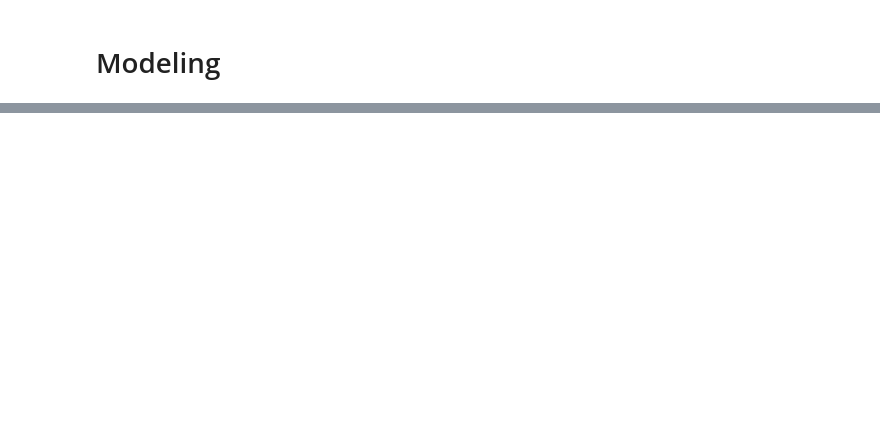
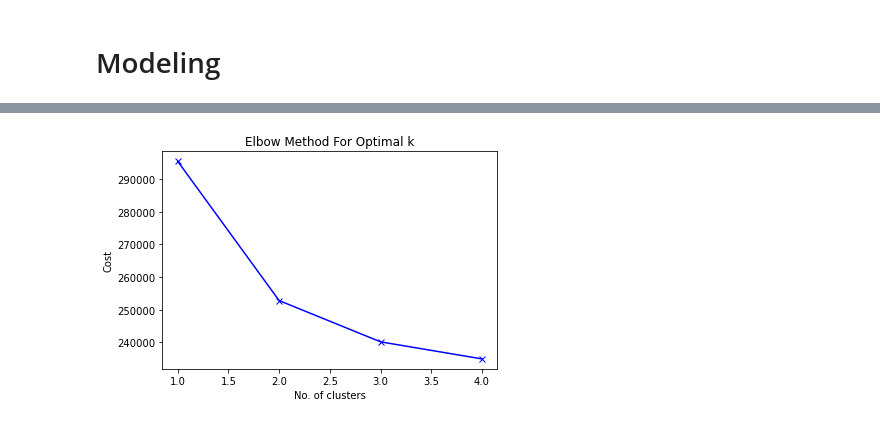
Before and after one commit to Predicting-Terrorism/predicting-terrorism, a Jupyter notebook: cody/modeling_notebook .ipynb, the cells around one changed output, grey strips where cells are left out. Cells and saved outputs as stored; diff of their text form; code cells hidden in the pictures; blank space fills up the shorter version.

Commit message:
clusters put in models

```diff
--- a/cody/modeling_notebook .ipynb
+++ b/cody/modeling_notebook .ipynb
@@ -138,0 +174,4 @@ df2_trial.year = df2_trial.year.astype('str')
+# %%
+bottom_terr_groups = df2_trial.atk_group.value_counts().index.to_list()
+bottom_terr_groups = bottom_terr_groups[19:]
+df2_trial.atk_group = df2_trial.atk_group.replace(bottom_terr_groups, 'other')
@@ -138,0 +203,4 @@ df2_trial.year = df2_trial.year.astype('str')
+# %%
+bottom_weap_sub_groups = df2_trial.weap_sub.value_counts().index.to_list()
+bottom_weap_sub_groups = bottom_weap_sub_groups[17:]
+df2_trial.weap_sub = df2_trial.weap_sub.replace(bottom_weap_sub_groups, 'other')
@@ -138,0 +245,3 @@ df2_trial.year = df2_trial.year.astype('str')
+# %%
+cluster_data = df2_trial.copy()
+cluster_data = cluster_data.drop(columns={'target'})
@@ -138,0 +264,7 @@ df2_trial.year = df2_trial.year.astype('str')
+# %%
+cost = []
+K = range(1,5)
+for num_clusters in list(K):
+    kmode = KModes(n_clusters=num_clusters, init = "random", n_init = 5, verbose=1)
+    kmode.fit_predict(cluster_data)
+    cost.append(kmode.cost_)
@@ -138,0 +289,8 @@ df2_trial.year = df2_trial.year.astype('str')
+# %%
+plt.plot(K, cost, 'bx-')
+plt.xlabel('No. of clusters')
+plt.ylabel('Cost')
+plt.title('Elbow Method For Optimal k')
+plt.show()
+# %% [output]
+[figure, added]
```
Also changed, not shown: parts of 63 cells of this notebook, 1 other file.
